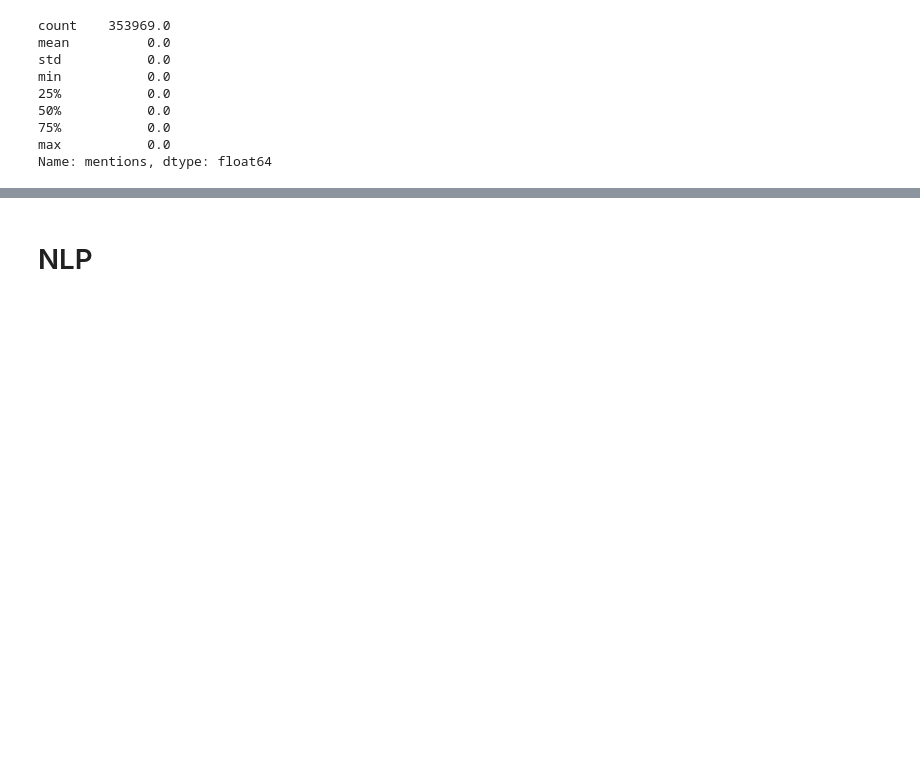
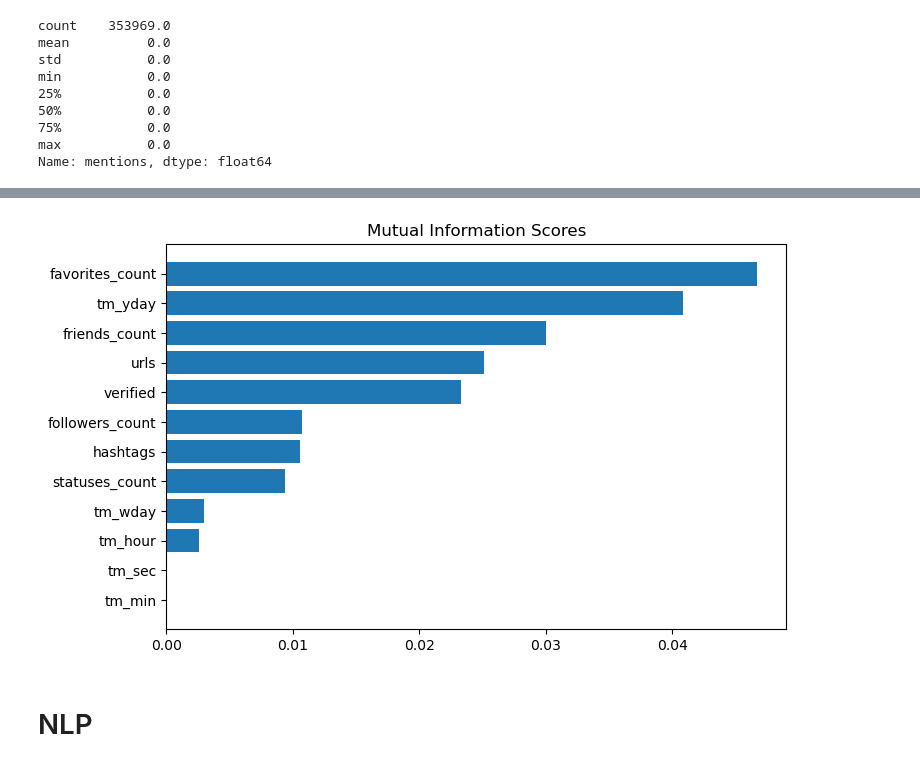
Before and after one commit to caiocj1/retweet-num-prediction, a Jupyter notebook: data_exploration.ipynb, the cells around one changed output, grey strips where cells are left out. Cells and saved outputs as stored; diff of their text form; code cells hidden in the pictures; blank space fills up the shorter version.

```diff
--- a/data_exploration.ipynb
+++ b/data_exploration.ipynb
@@ -107,7 +108,7 @@ def format_df(df: pd.DataFrame,
 
     return final_df
 # %%
-train_df = format_df(read_train_df, keep_time=True, keep_fts=True)
+train_df = format_df(read_train_df, keep_time=True, keep_fts=False)
 # %%
 train_df
 # %% [output]
@@ -144,3 +128,3 @@ plt.show()
 # %%
-train_df_input = new_train_df.drop(['retweets_count', 'text'], axis=1)
+train_df_input = train_df.drop(['retweets_count', 'text'], axis=1)
 train_df_input
@@ -166,2 +144,0 @@ for i in range(clustering.n_clusters):
-# %%
-train_df['urls'] = train_df['urls'].apply(ast.literal_eval)
@@ -196,3 +145,20 @@ test_df_input
+# %%
+discrete_features = train_df_input.columns == 'verified'
+
+mi_scores = sklearn.feature_selection.mutual_info_regression(train_df_input, train_df['retweets_count'], discrete_features=discrete_features)
+mi_scores = pd.Series(mi_scores, name="MI Scores", index=train_df_input.columns)
+mi_scores = mi_scores.sort_values(ascending=False)
+# %%
+plt.figure(dpi=100, figsize=(8, 5))
+mi_scores = mi_scores.sort_values(ascending=True)
+width = np.arange(len(mi_scores))
+ticks = list(mi_scores.index)
+plt.barh(width, mi_scores)
+plt.yticks(width, ticks)
+plt.title("Mutual Information Scores")
+plt.show()
+# %% [output]
+[figure, added]
 # %%
 input_with_gts = pd.concat([train_df['retweets_count'], train_df_input], axis=1)
 
```
Also changed, not shown: parts of 14 cells of this notebook, 4 other files.
